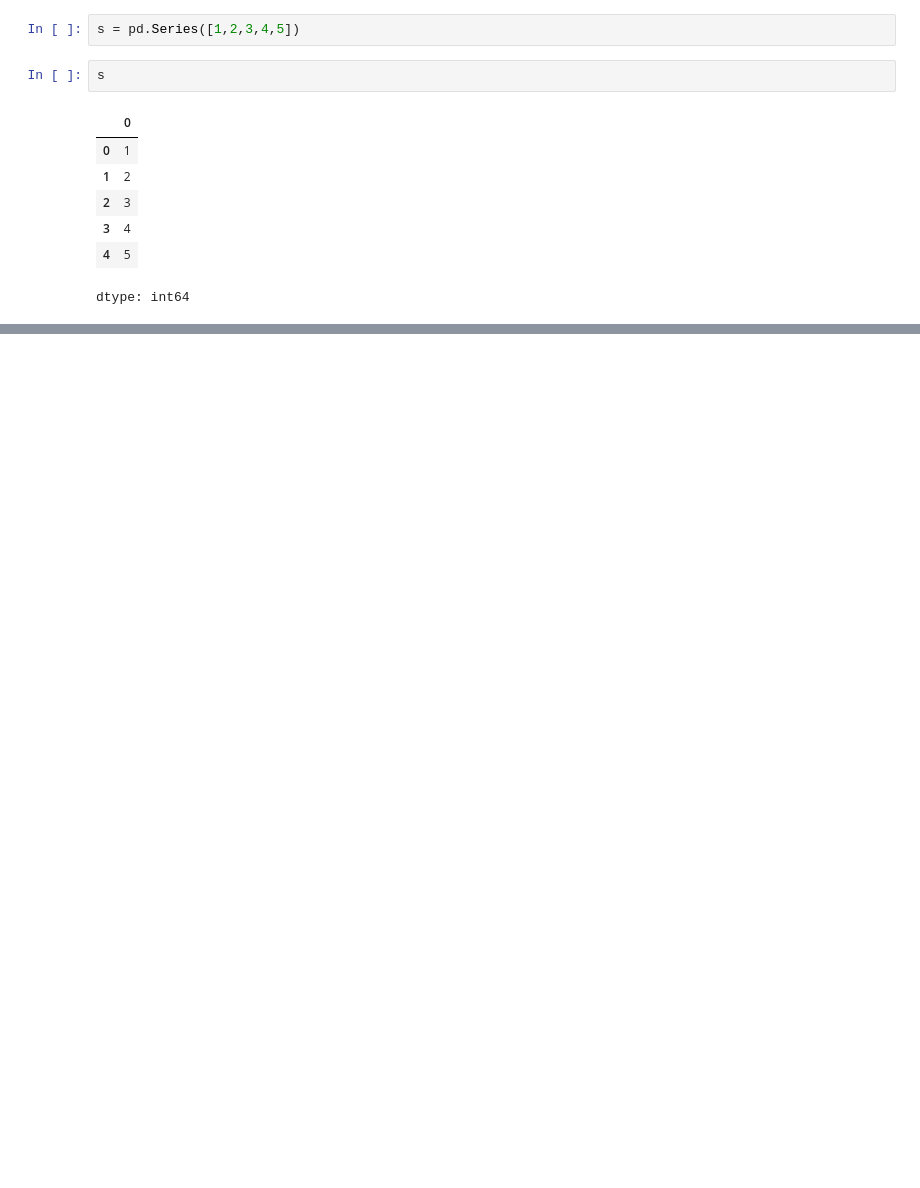
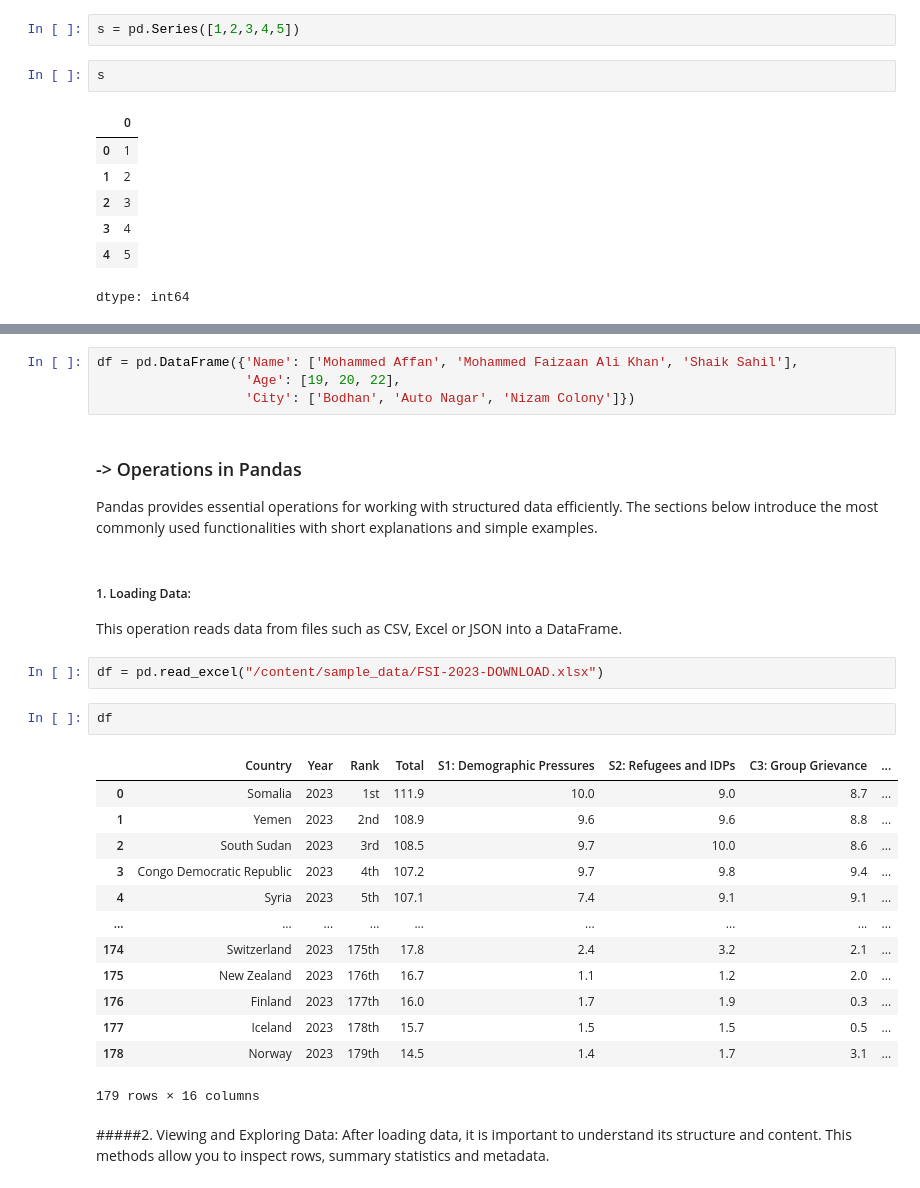
Before and after one commit to MohdAffan27/AI-Learning-Journey, a Jupyter notebook: 03_PANDAS/PandasTutorial.ipynb, the cells around one changed output, grey strips where cells are left out. Cells and saved outputs as stored; diff of their text form; blank space fills up the shorter version.

Commit message:
Learned Pandas fundamentals

```diff
--- a/03_PANDAS/PandasTutorial.ipynb
+++ b/03_PANDAS/PandasTutorial.ipynb
@@ -32,0 +39,31 @@ dtype: int64
+# %%
+df = pd.DataFrame({'Name': ['Mohammed Affan', 'Mohammed Faizaan Ali Khan', 'Shaik Sahil'],
+                   'Age': [19, 20, 22],
+                   'City': ['Bodhan', 'Auto Nagar', 'Nizam Colony']})
+# %% [markdown]
+### -> Operations in Pandas
+Pandas provides essential operations for working with structured data efficiently. The sections below introduce the most commonly used functionalities with short explanations and simple examples.
+# %% [markdown]
+##### 1. Loading Data:
+This operation reads data from files such as CSV, Excel or JSON into a DataFrame.
+# %%
+df = pd.read_excel("/content/sample_data/FSI-2023-DOWNLOAD.xlsx")
+# %%
+df
+# %% [output]
+|  | Country | Year | Rank | Total | S1: Demographic Pressures | S2: Refugees and IDPs | C3: Group Grievance | ... |
+| 0 | Somalia | 2023 | 1st | 111.9 | 10.0 | 9.0 | 8.7 | ... |
+| 1 | Yemen | 2023 | 2nd | 108.9 | 9.6 | 9.6 | 8.8 | ... |
+| 2 | South Sudan | 2023 | 3rd | 108.5 | 9.7 | 10.0 | 8.6 | ... |
+| 3 | Congo Democratic Republic | 2023 | 4th | 107.2 | 9.7 | 9.8 | 9.4 | ... |
+| 4 | Syria | 2023 | 5th | 107.1 | 7.4 | 9.1 | 9.1 | ... |
+| ... | ... | ... | ... | ... | ... | ... | ... | ... |
+| 174 | Switzerland | 2023 | 175th | 17.8 | 2.4 | 3.2 | 2.1 | ... |
+| 175 | New Zealand | 2023 | 176th | 16.7 | 1.1 | 1.2 | 2.0 | ... |
+| 176 | Finland | 2023 | 177th | 16.0 | 1.7 | 1.9 | 0.3 | ... |
+| 177 | Iceland | 2023 | 178th | 15.7 | 1.5 | 1.5 | 0.5 | ... |
+| 178 | Norway | 2023 | 179th | 14.5 | 1.4 | 1.7 | 3.1 | ... |
+179 rows × 16 columns
+# %% [markdown]
+#####2. Viewing and Exploring Data:
+After loading data, it is important to understand its structure and content. This methods allow you to inspect rows, summary statistics and metadata.
```
Also changed, not shown: parts of 18 cells of this notebook.
